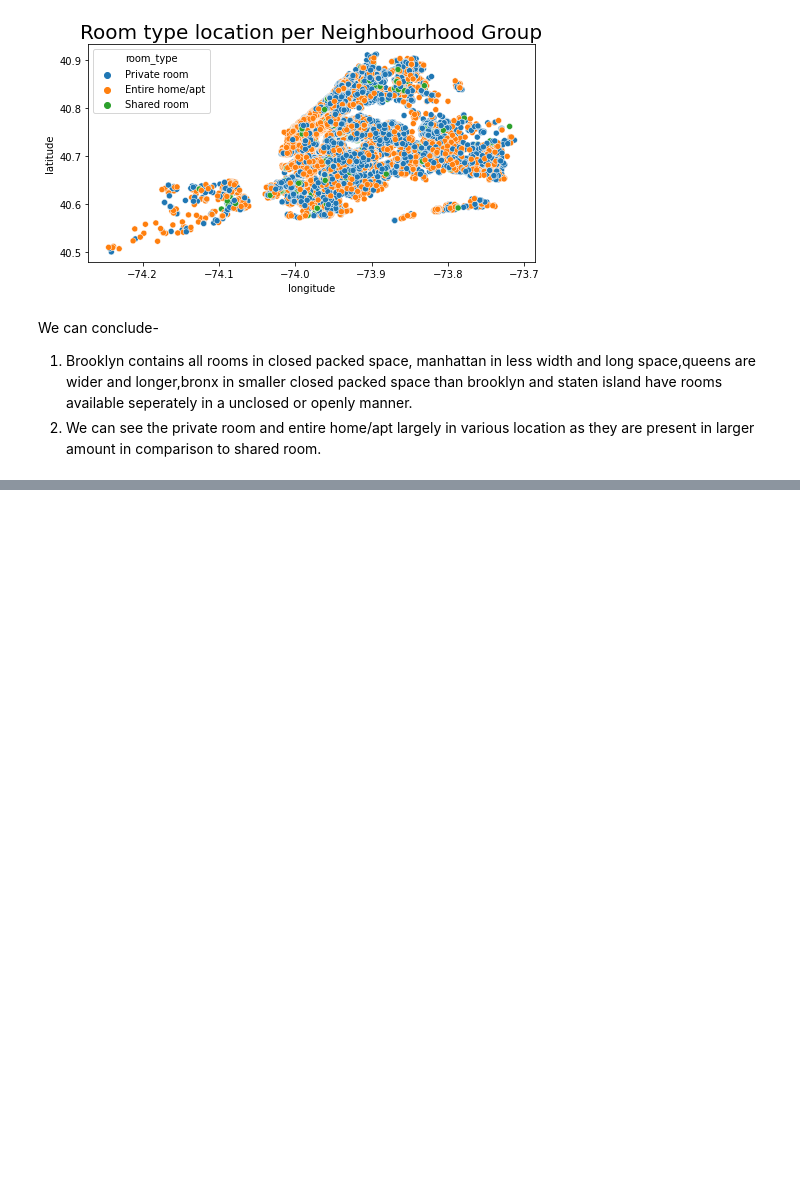
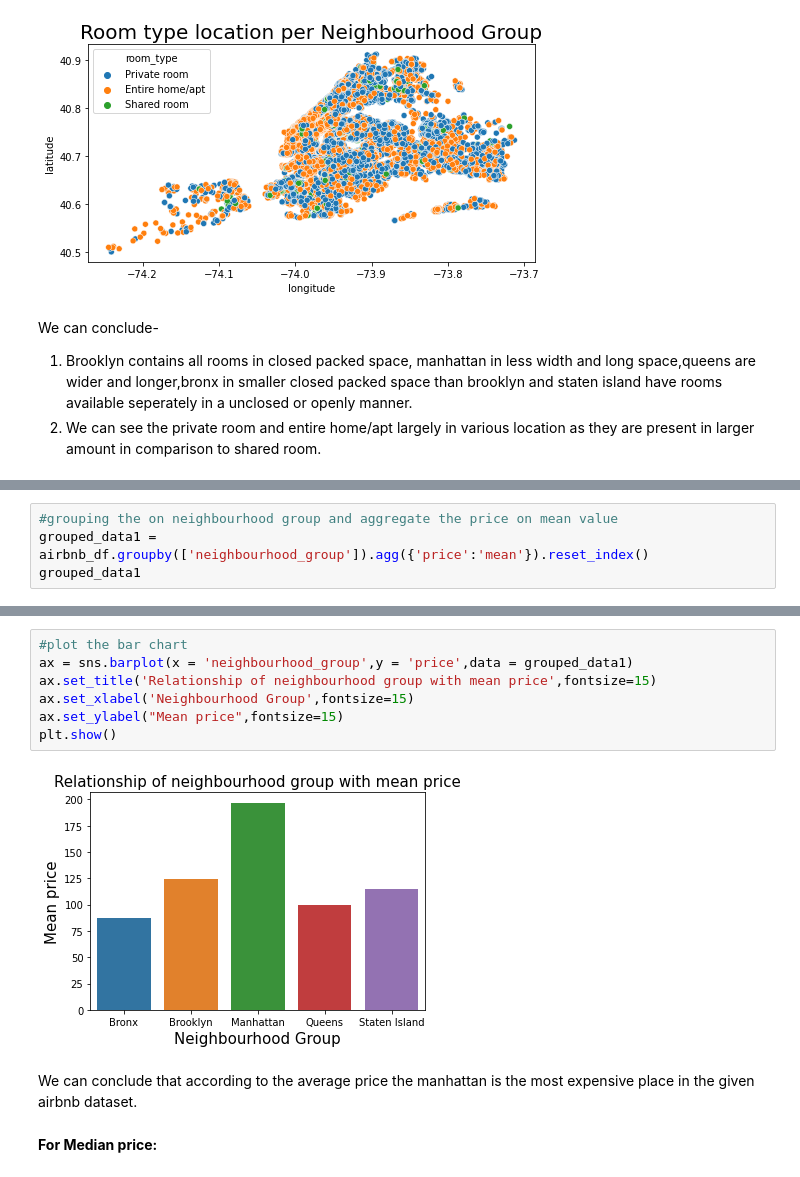
Before and after one commit to Gyanendra079/Airbnb-Bookings-Analysis---Capstone-project, a Jupyter notebook: [Gyanendra_kumar_Porwal_]Airbnb_Bookings_Analysis_Capstone_Project.ipynb, the cells around one changed output, grey strips where cells are left out. Cells and saved outputs as stored; diff of their text form; blank space fills up the shorter version.

```diff
--- a/[Gyanendra_kumar_Porwal_]Airbnb_Bookings_Analysis_Capstone_Project.ipynb
+++ b/[Gyanendra_kumar_Porwal_]Airbnb_Bookings_Analysis_Capstone_Project.ipynb
@@ -304,0 +379,4 @@ We can conclude-
+# %%
+#grouping the on neighbourhood group and aggregate the price on mean value
+grouped_data1 = airbnb_df.groupby(['neighbourhood_group']).agg({'price':'mean'}).reset_index()
+grouped_data1
@@ -304,0 +390,13 @@ We can conclude-
+# %%
+#plot the bar chart
+ax = sns.barplot(x = 'neighbourhood_group',y = 'price',data = grouped_data1)
+ax.set_title('Relationship of neighbourhood group with mean price',fontsize=15)
+ax.set_xlabel('Neighbourhood Group',fontsize=15)
+ax.set_ylabel("Mean price",fontsize=15)
+plt.show()
+# %% [output]
+[figure, added]
+# %% [markdown]
+We can conclude that according to the average price the manhattan is the most expensive place in the given airbnb dataset.
+# %% [markdown]
+**For Median price:**
```
Also changed, not shown: parts of 28 cells of this notebook.
